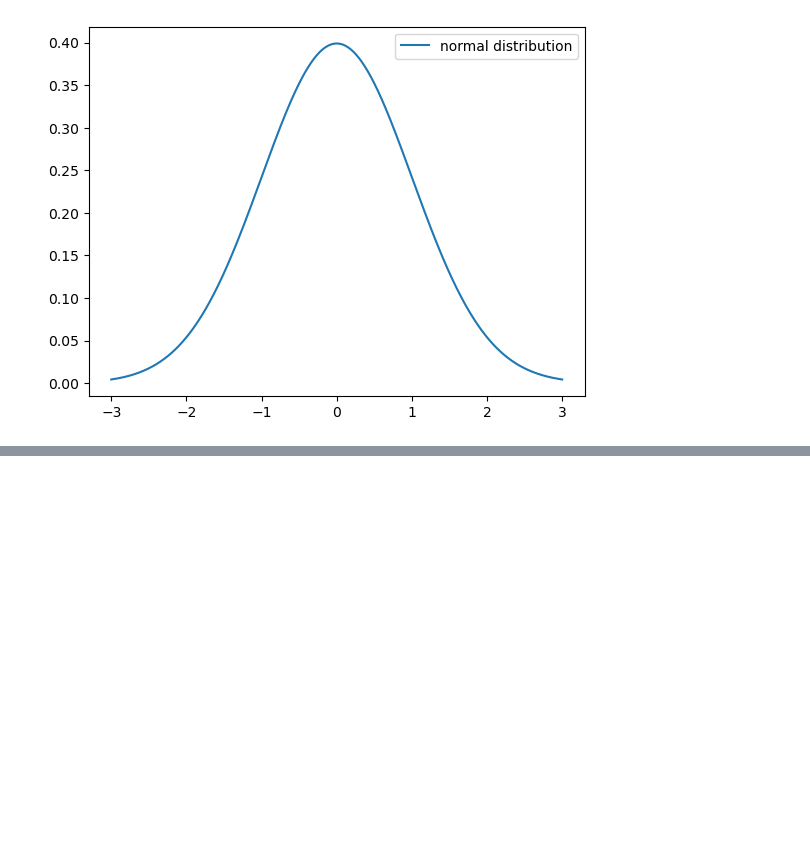
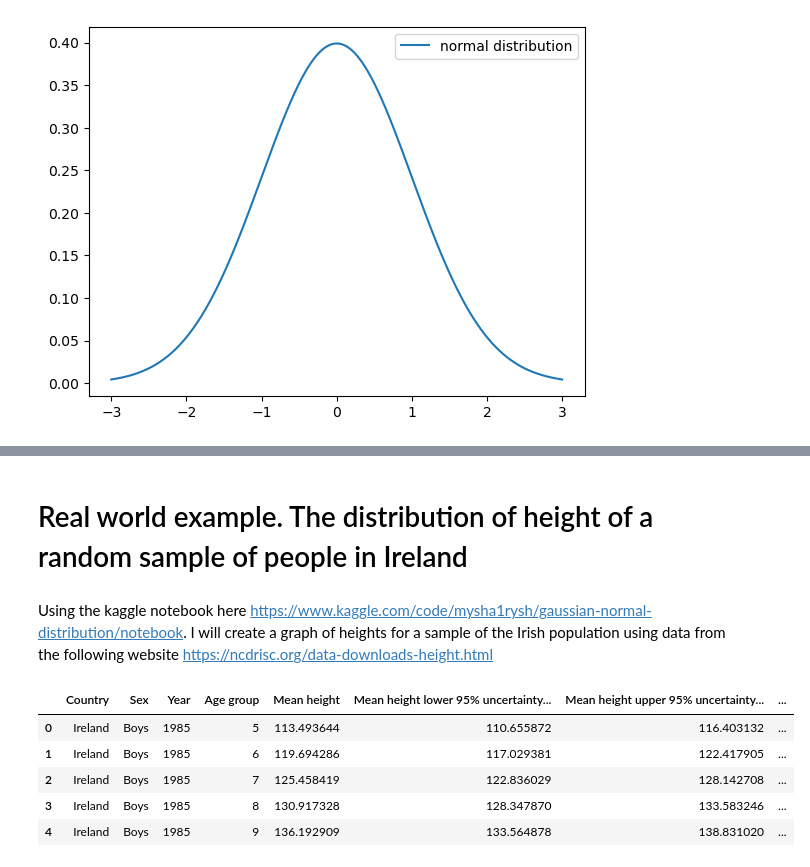
Before and after one commit to BridK02/fundata-assessment, a Jupyter notebook: Normal Distribution.ipynb, the cells around one changed output, grey strips where cells are left out. Drawn from its saved outputs; the diff is of its cells as text; code cells hidden in the pictures; blank space fills up the shorter version.

Commit message:
realworld ND example

```diff
--- a/Normal Distribution.ipynb
+++ b/Normal Distribution.ipynb
@@ -69,0 +92,18 @@ plt.legend();
+# %% [markdown]
+# Real world example. The distribution of height of a random sample of people in Ireland
+# %% [markdown]
+Using the kaggle notebook here https://www.kaggle.com/code/mysha1rysh/gaussian-normal-distribution/notebook. I will create a graph of heights for a sample of the Irish population using data from the following website
+https://ncdrisc.org/data-downloads-height.html
+# %%
+#import dataset
+heightIreland = pd.read_csv("NCD_RisC_Lancet_2020_height_child_adolescent_Ireland.csv")
+# %%
+#check data
+heightIreland.head()
+# %% [output]
+|  | Country | Sex | Year | Age group | Mean height | Mean height lower 95% uncertainty... | Mean height upper 95% uncertainty... | ... |
+| 0 | Ireland | Boys | 1985 | 5 | 113.493644 | 110.655872 | 116.403132 | ... |
+| 1 | Ireland | Boys | 1985 | 6 | 119.694286 | 117.029381 | 122.417905 | ... |
+| 2 | Ireland | Boys | 1985 | 7 | 125.458419 | 122.836029 | 128.142708 | ... |
+| 3 | Ireland | Boys | 1985 | 8 | 130.917328 | 128.347870 | 133.583246 | ... |
+| 4 | Ireland | Boys | 1985 | 9 | 136.192909 | 133.564878 | 138.831020 | ... |
```
Also changed, not shown: parts of 8 cells of this notebook, 1 other file.
